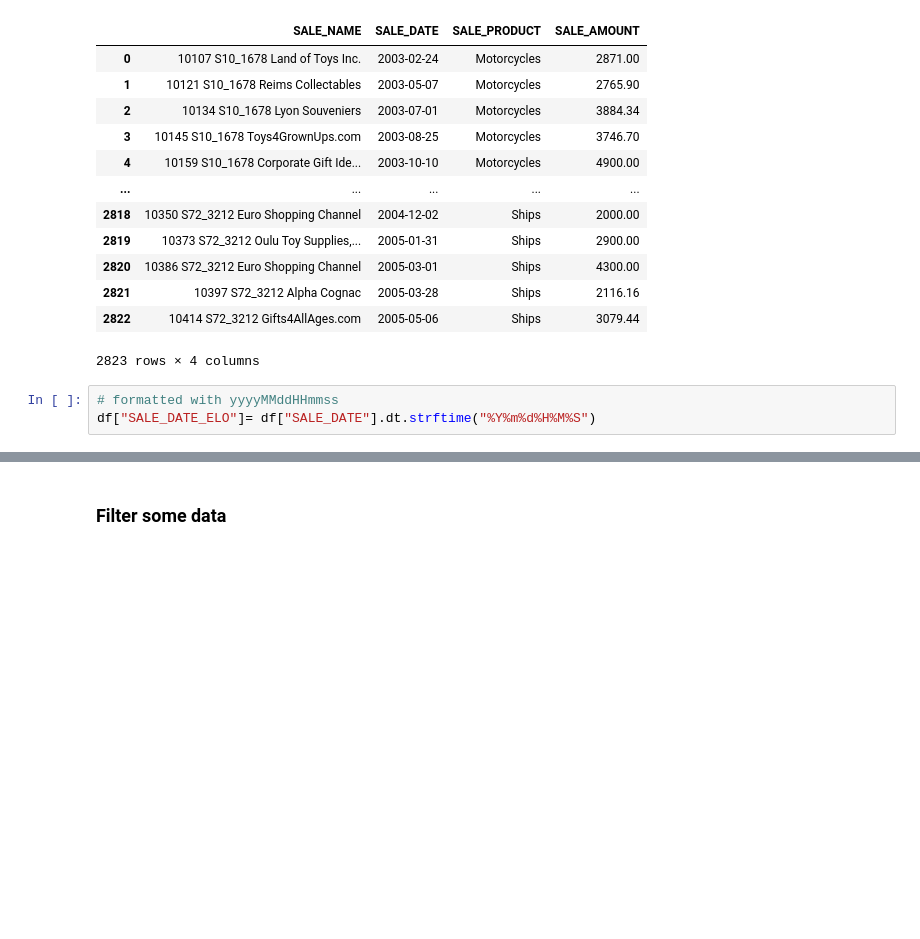
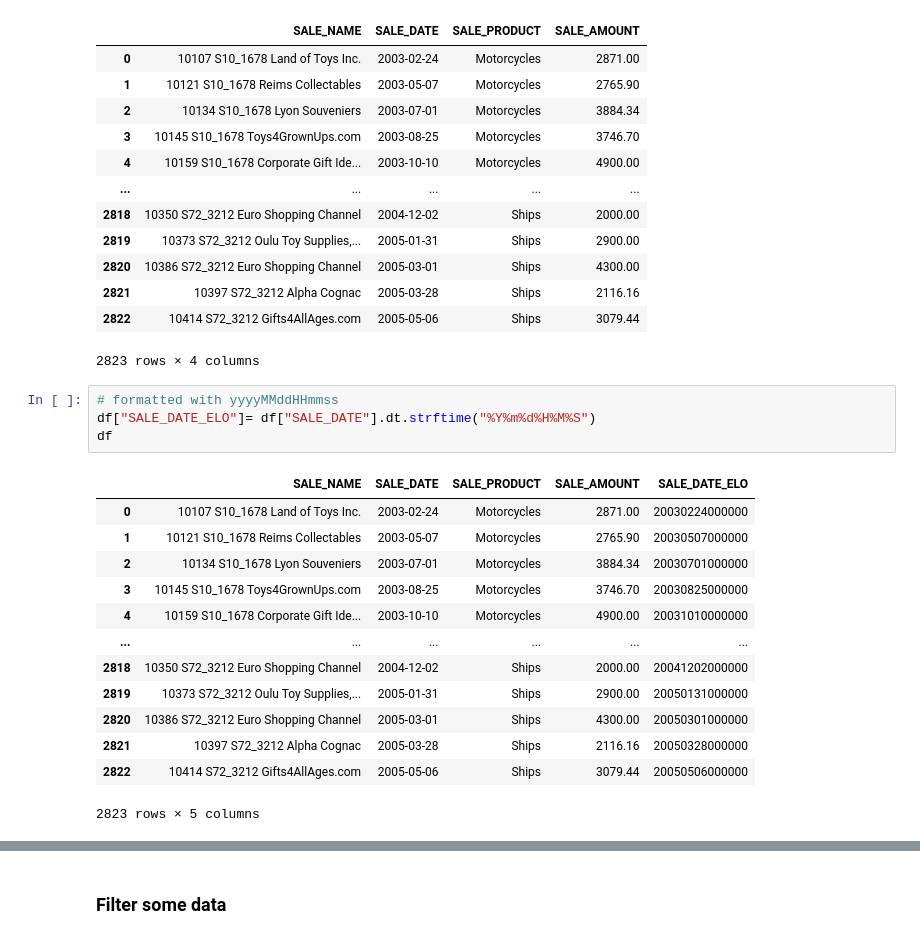
Before and after one commit to treskon/elo-indexserver-client, a Jupyter notebook: examples/dataImport/dataImport.ipynb, the cells around one changed output, grey strips where cells are left out. Drawn from its saved outputs; the diff is of its cells as text; blank space fills up the shorter version.

```diff
--- a/examples/dataImport/dataImport.ipynb
+++ b/examples/dataImport/dataImport.ipynb
@@ -70,4 +70,19 @@ df
 # %%
 # formatted with yyyyMMddHHmmss
 df["SALE_DATE_ELO"]= df["SALE_DATE"].dt.strftime("%Y%m%d%H%M%S")
+df
+# %% [output]
+|  | SALE_NAME | SALE_DATE | SALE_PRODUCT | SALE_AMOUNT | SALE_DATE_ELO |
+| 0 | 10107 S10_1678 Land of Toys Inc. | 2003-02-24 | Motorcycles | 2871.00 | 20030224000000 |
+| 1 | 10121 S10_1678 Reims Collectables | 2003-05-07 | Motorcycles | 2765.90 | 20030507000000 |
+| 2 | 10134 S10_1678 Lyon Souveniers | 2003-07-01 | Motorcycles | 3884.34 | 20030701000000 |
+| 3 | 10145 S10_1678 Toys4GrownUps.com | 2003-08-25 | Motorcycles | 3746.70 | 20030825000000 |
+| 4 | 10159 S10_1678 Corporate Gift Ide... | 2003-10-10 | Motorcycles | 4900.00 | 20031010000000 |
+| ... | ... | ... | ... | ... | ... |
+| 2818 | 10350 S72_3212 Euro Shopping Channel | 2004-12-02 | Ships | 2000.00 | 20041202000000 |
+| 2819 | 10373 S72_3212 Oulu Toy Supplies,... | 2005-01-31 | Ships | 2900.00 | 20050131000000 |
+| 2820 | 10386 S72_3212 Euro Shopping Channel | 2005-03-01 | Ships | 4300.00 | 20050301000000 |
+| 2821 | 10397 S72_3212 Alpha Cognac | 2005-03-28 | Ships | 2116.16 | 20050328000000 |
+| 2822 | 10414 S72_3212 Gifts4AllAges.com | 2005-05-06 | Ships | 3079.44 | 20050506000000 |
+2823 rows × 5 columns
 # %%
```
Also changed, not shown: parts of 4 cells of this notebook, 5 other files.
